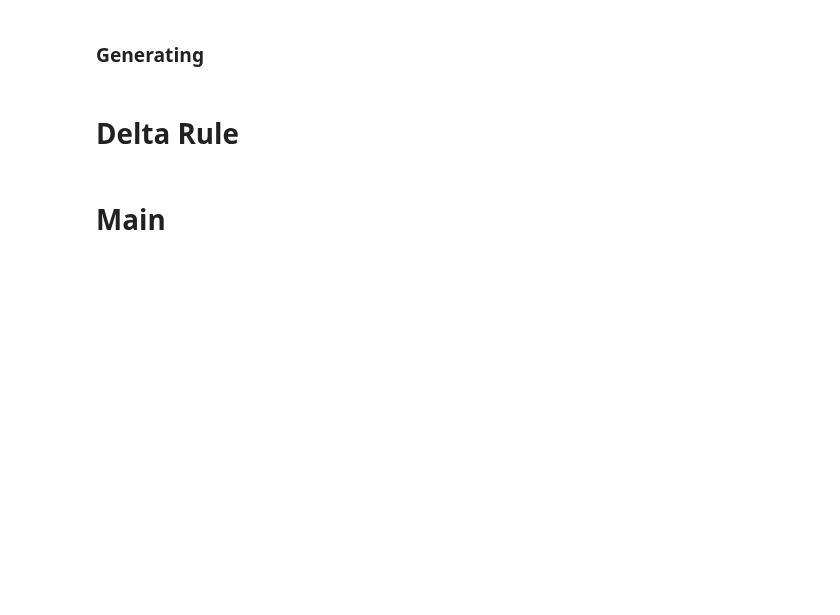
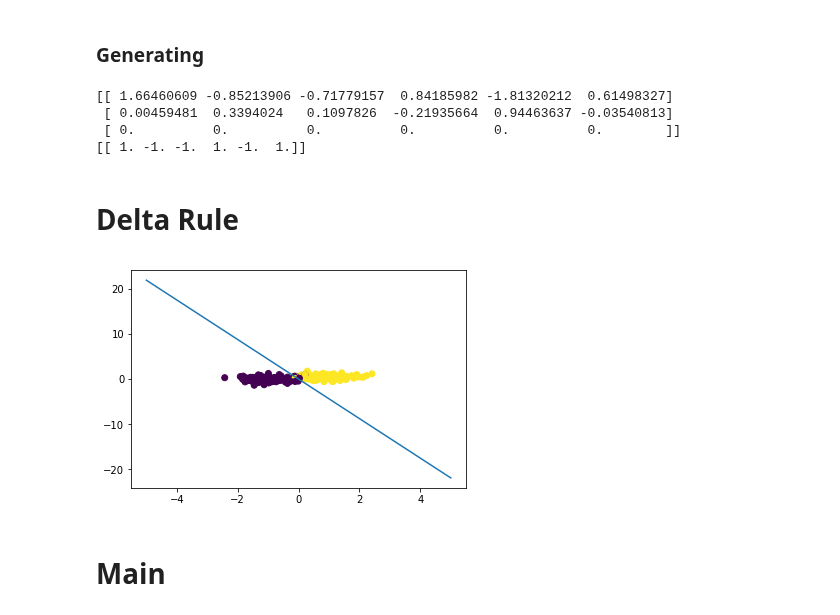
Before and after one commit to griiak/ANN-Assignment1-GS, a Jupyter notebook: A1/A1Part1.ipynb, the cells around one changed output. Drawn from its saved outputs; the diff is of its cells as text; code cells hidden in the pictures; blank space fills up the shorter version.

```diff
--- a/A1/A1Part1.ipynb
+++ b/A1/A1Part1.ipynb
@@ -69,15 +61,43 @@ def gen_W(X):
+# %%
+np.random.seed(24)
+X, T = gen_binary(3, False)
+print(X)
+print(t)
+# %% [output]
+[[ 1.66460609 -0.85213906 -0.71779157  0.84185982 -1.81320212  0.61498327]
+ [ 0.00459481  0.3394024   0.1097826  -0.21935664  0.94463637 -0.03540813]
+ [ 0.          0.          0.          0.          0.          0.        ]]
+[[ 1. -1. -1.  1. -1.  1.]]
 # %% [markdown]
 # Delta Rule
-# %%
-def delta(x, W, t, eta):
-    inner = np.dot(W,x) - t
-    return -eta * np.dot(inner, np.transpose(x))
-
-def run_delta(x, W, t, n_epochs):
-    n = 0.001
-    for i in range(n_epochs):
-        d = delta(x,W,t,n)
-        W = W + d
+# %%
+def delta(X,W,T,n):
+    inner = np.dot(W,X) - T
+    return n * np.dot(inner, np.transpose(X))
+
+def run_delta(X,T,n_epochs):
+    #notation: T = true label, y = predicted label
+    n = 0.001
+    W = gen_W(X)
+    for e in range(n_epochs):
+        for i in range(X.shape[1]):
+            x = X[:,i,None]
+            t = T[:,i,None]
+
+            Y = np.dot(W,x)
+            Y[Y > 0] = 1
+            Y[Y <= 0] = -1
+
+            W = W + delta(X,W,Y,n)
+    return W
+#         dw = delta(X,W,t,n)
+#         W = W + dw
+# %%
+X, T = gen_binary(100, False)
+W = run_delta(X,T,5)
+plot_decision_boundary(X,W,T)
+# %% [output]
+[figure, added]
 # %% [markdown]
 # Main
 # %%
```
Also changed, not shown: parts of 2 cells of this notebook.
